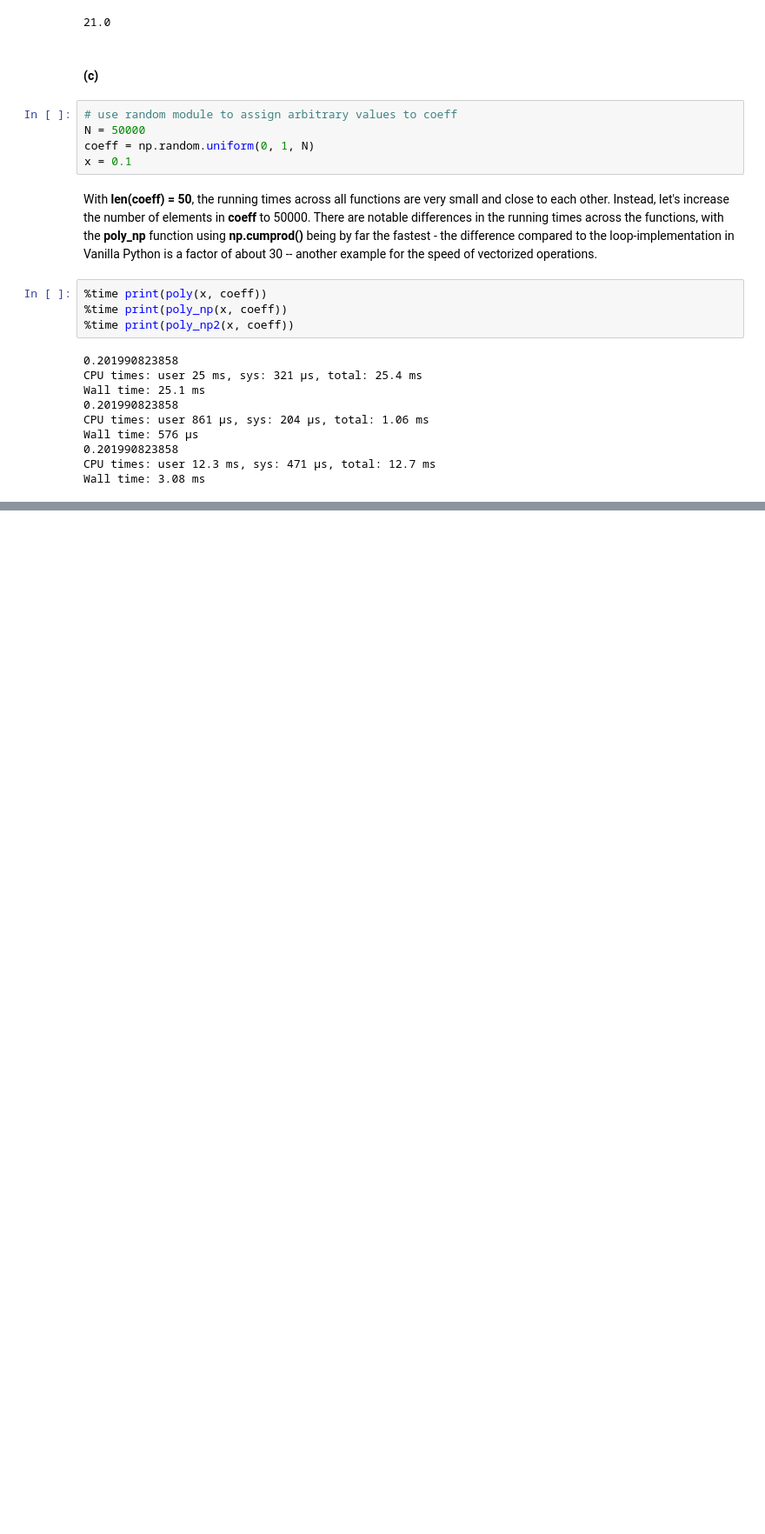
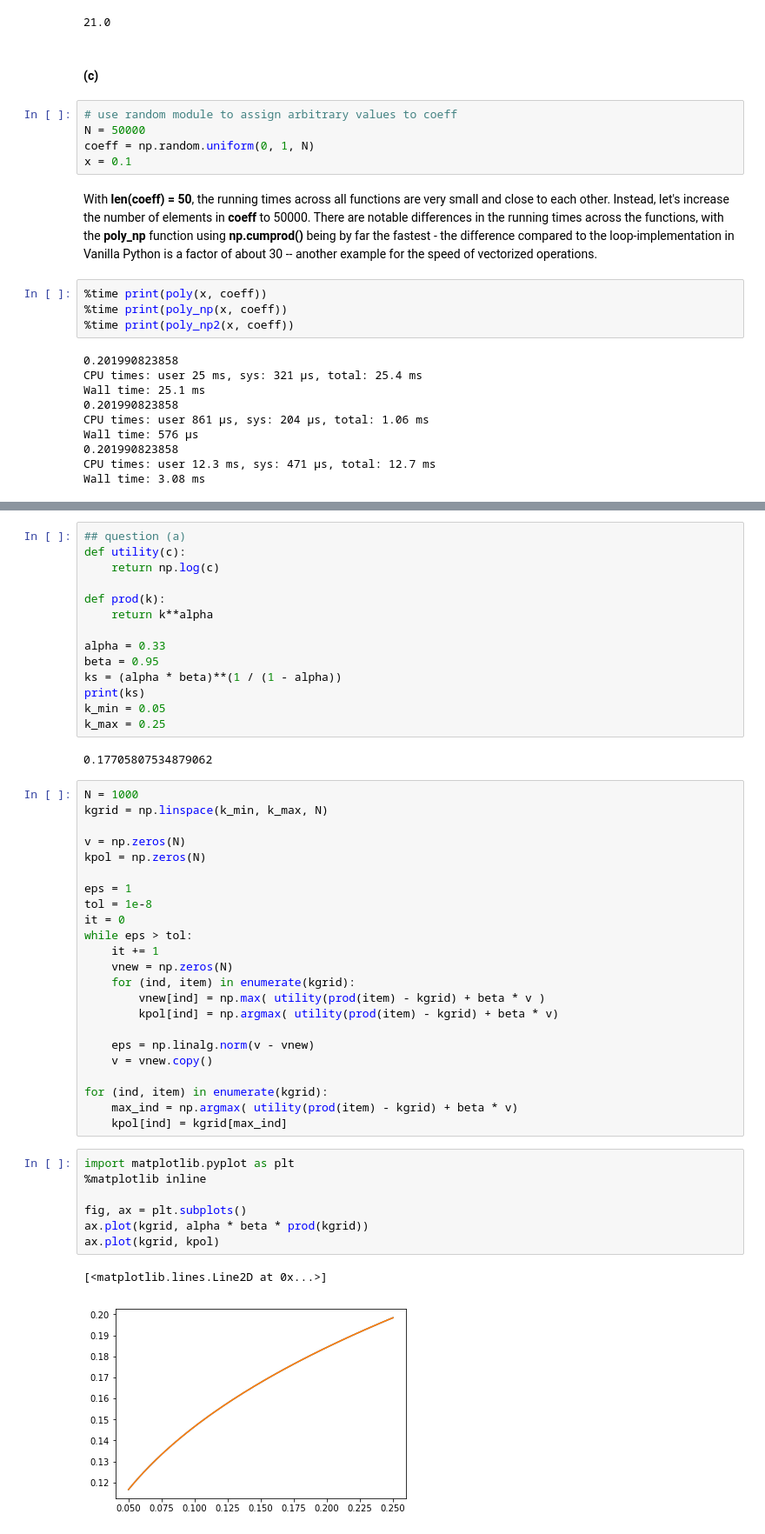
Before and after one commit to Moony2D/Python-Intro-ifo, a Jupyter notebook: PS_Numpy.ipynb, the cells around one changed output, grey strips where cells are left out. Shown at 87% size. Saved outputs shown, nothing was run; the diff lists cells and outputs as text; blank space fills up the shorter version.

Commit message:
Modifies PS_Numpy and PS_Scipy -> moves question on climate model to PS_Scipy -> changes the order of the questions in PS_Numpy -> adds a question on dynamic programming to PS_Numpy (TBC)

```diff
--- a/PS_Numpy.ipynb
+++ b/PS_Numpy.ipynb
@@ -261,0 +200,49 @@ print(np.pi)
+# %%
+## question (a)
+def utility(c):
+    return np.log(c)
+
+def prod(k):
+    return k**alpha
+
+alpha = 0.33
+beta = 0.95
+ks = (alpha * beta)**(1 / (1 - alpha))
+print(ks)
+k_min = 0.05
+k_max = 0.25
+# %% [output]
+0.17705807534879062
+# %%
+N = 1000
+kgrid = np.linspace(k_min, k_max, N)
+
+v = np.zeros(N)
+kpol = np.zeros(N)
+
+eps = 1
+tol = 1e-8
+it = 0
+while eps > tol:
+    it += 1
+    vnew = np.zeros(N)
+    for (ind, item) in enumerate(kgrid):
+        vnew[ind] = np.max( utility(prod(item) - kgrid) + beta * v )
+        kpol[ind] = np.argmax( utility(prod(item) - kgrid) + beta * v)
+
+    eps = np.linalg.norm(v - vnew)
+    v = vnew.copy()
+
+for (ind, item) in enumerate(kgrid):
+    max_ind = np.argmax( utility(prod(item) - kgrid) + beta * v)
+    kpol[ind] = kgrid[max_ind]
+# %%
+import matplotlib.pyplot as plt
+%matplotlib inline
+
+fig, ax = plt.subplots()
+ax.plot(kgrid, alpha * beta * prod(kgrid))
+ax.plot(kgrid, kpol)
+# %% [output]
+[<matplotlib.lines.Line2D at 0x...>]
+[figure, added]
```
Also changed, not shown: parts of 15 cells of this notebook, 3 other files.
